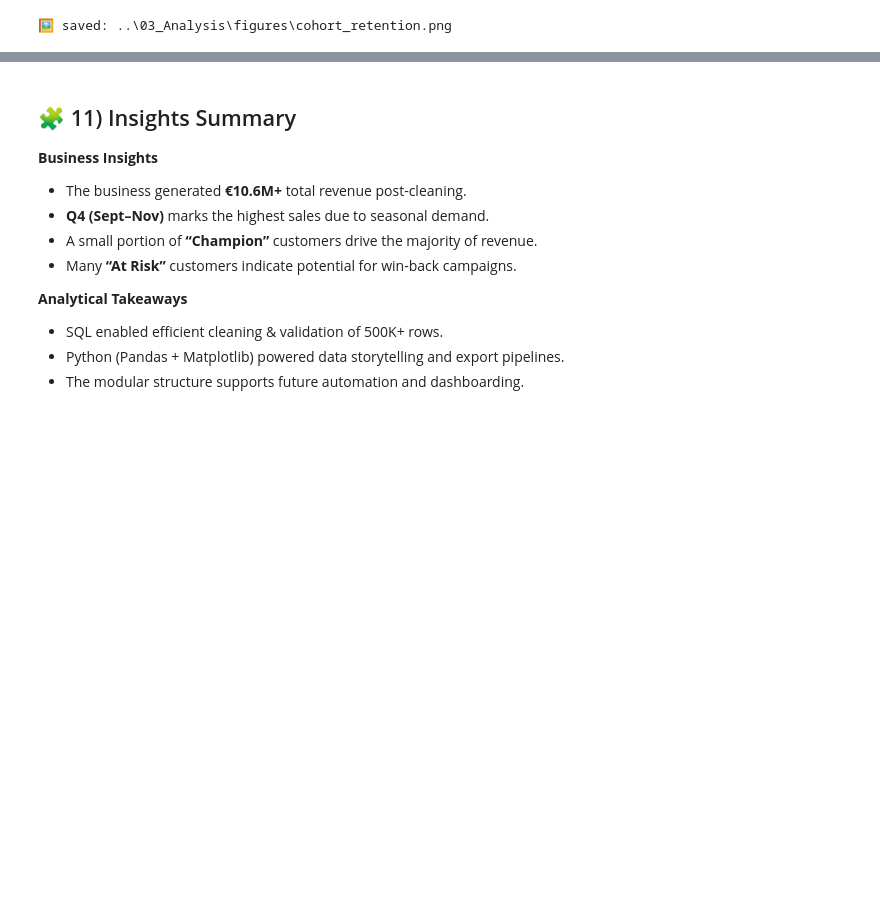
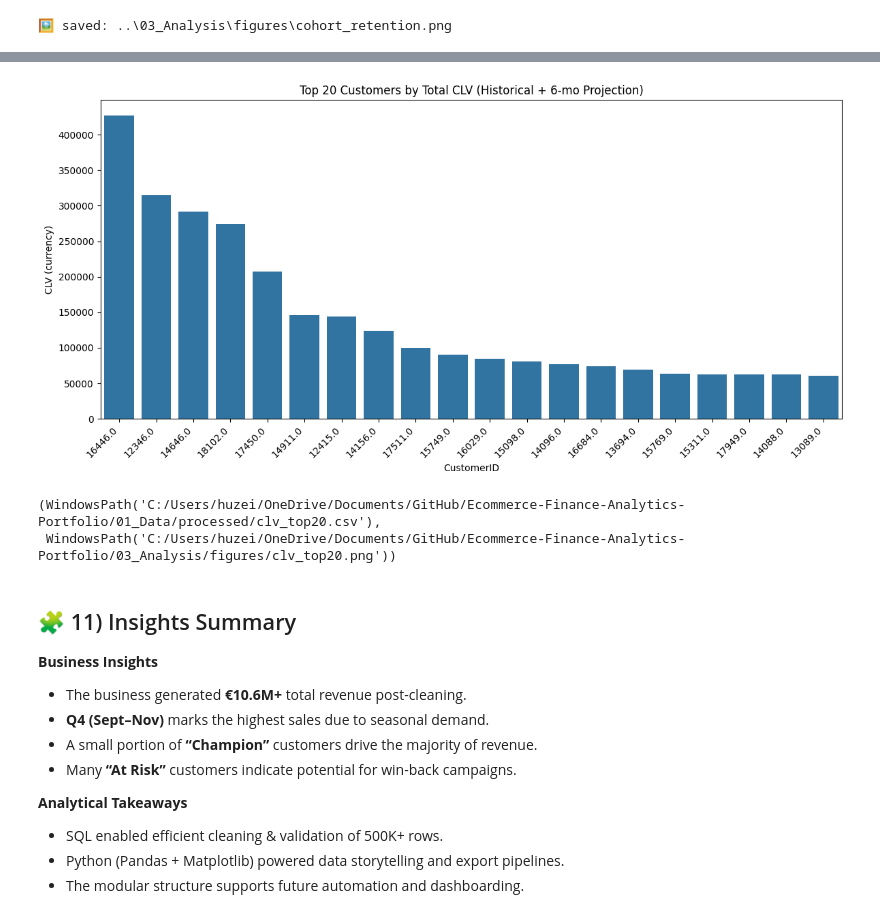
Before and after one commit to HuzeifKhan/Ecommerce-Finance-Analytics-Portfolio, a Jupyter notebook: 03_Analysis/ecommerce_analysis.ipynb, the cells around one changed output, grey strips where cells are left out. Cells and saved outputs as stored; diff of their text form; code cells hidden in the pictures; blank space fills up the shorter version.

Commit message:
feat(report): add CLV analysis + finalize cohort retention integration

```diff
--- a/03_Analysis/ecommerce_analysis.ipynb
+++ b/03_Analysis/ecommerce_analysis.ipynb
@@ -933,0 +1029,17 @@ print("🖼️ saved:", cohort_png)
+# %%
+# Simple projection: expected_orders_next_6m = 6 * avg_repeat_prob
+# Projected revenue = AOV * expected_orders_next_6m
+cust["expected_orders_6m"] = 6.0 * avg_repeat_prob
+cust["projected_revenue_6m"] = cust["aov"] * cust["expected_orders_6m"]
+
+# Combine Historical + Projected
+cust["clv_6m_total"] = cust["total_revenue"] + cust["projected_revenue_6m"]
+
+# Top 20 by projected total CLV
+clv_top20 = (cust.sort_values("clv_6m_total", ascending=False)
+                  .head(20)
+                  .reset_index(drop=True))
+
+clv_top20_path = PROC / "clv_top20.csv"
+clv_top20.to_csv(clv_top20_path, index=False)
+clv_top20.head(10)
@@ -934,3 +1058,29 @@ print("🖼️ saved:", cohort_png)
+# %%
+import matplotlib.pyplot as plt
+import seaborn as sns
+
+plt.figure(figsize=(12,6))
+sns.barplot(
+    data=clv_top20,
+    x="CustomerID",
+    y="clv_6m_total",
+    order=clv_top20.sort_values("clv_6m_total", ascending=False)["CustomerID"]
+)
+plt.xticks(rotation=45, ha="right")
+plt.title("Top 20 Customers by Total CLV (Historical + 6-mo Projection)")
+plt.ylabel("CLV (currency)")
+plt.xlabel("CustomerID")
+plt.tight_layout()
+
+clv_fig_path = FIGS / "clv_top20.png"
+plt.savefig(clv_fig_path, dpi=200, bbox_inches="tight")
+plt.show()
+
+clv_top20_path, clv_fig_path
+# %% [output]
+[figure, added]
+(WindowsPath('C:/Users/huzei/OneDrive/Documents/GitHub/Ecommerce-Finance-Analytics-Portfolio/01_Data/processed/clv_top20.csv'),
+ WindowsPath('C:/Users/huzei/OneDrive/Documents/GitHub/Ecommerce-Finance-Analytics-Portfolio/03_Analysis/figures/clv_top20.png'))
 # %% [markdown]
 ## 🧩 11) Insights Summary
 
```
Also changed, not shown: parts of 5 cells of this notebook, 7 other files.
